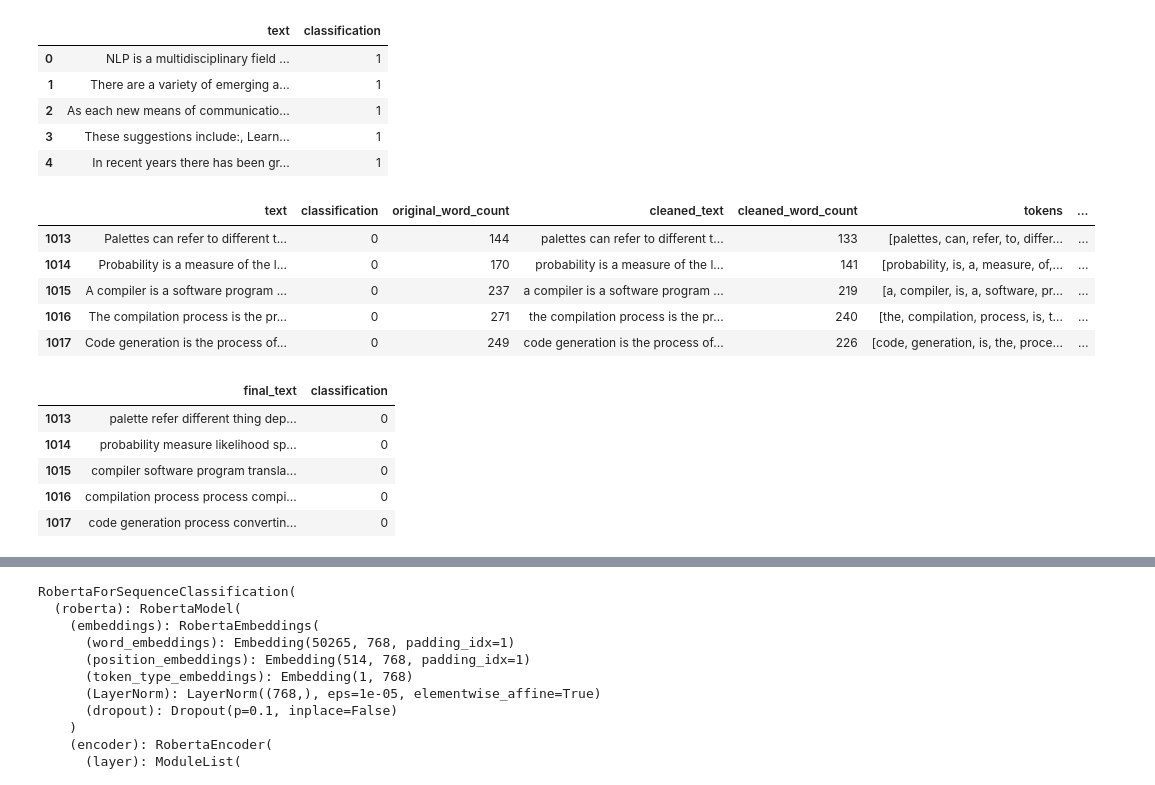
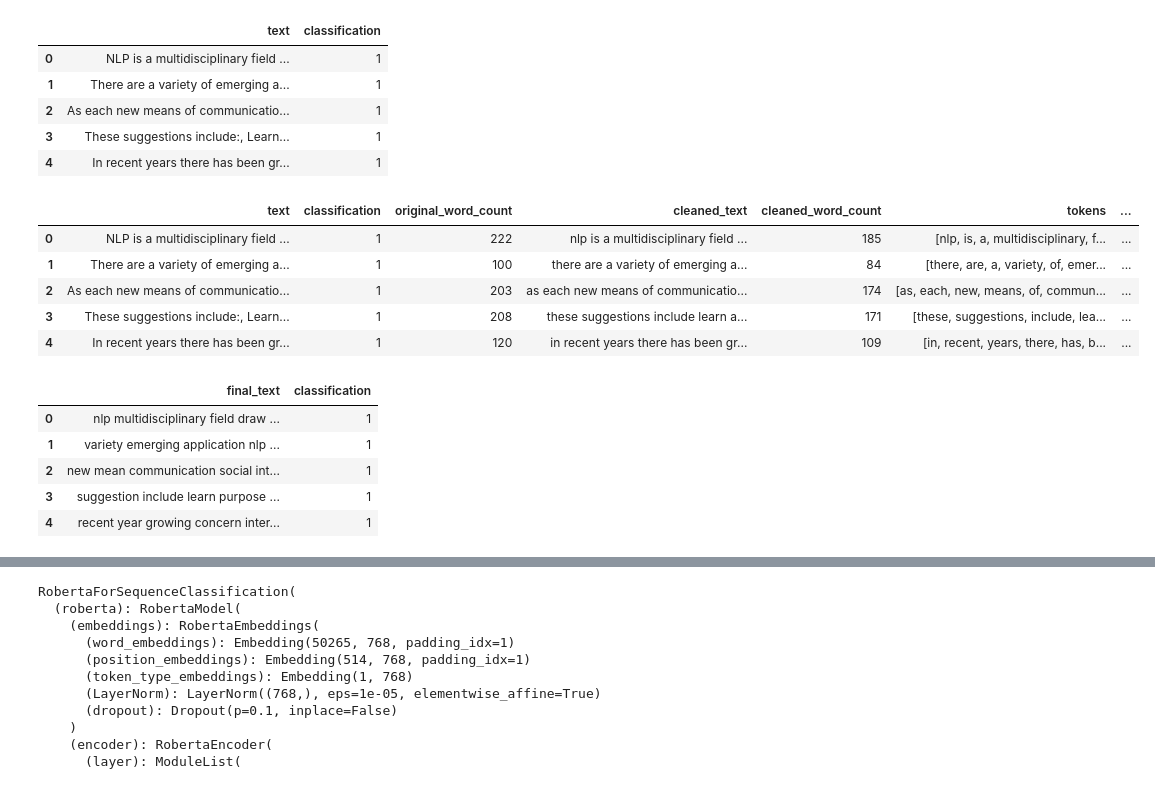
Before and after one commit to MollyMoriJing/MUGC_Detact_Reddit, a Jupyter notebook: human_vs_ai_final.ipynb, the cells around one changed output, grey strips where cells are left out. Saved outputs shown, nothing was run; the diff lists cells and outputs as text; code cells hidden in the pictures.

```diff
--- a/human_vs_ai_copy.ipynb
+++ b/human_vs_ai_final.ipynb
@@ -1259,6 +916,6 @@ Human-written       0.48      0.99      0.64       950
 # %%
 # Load new dataset
-df_new = pd.read_csv("article_level_data.csv")
+df_new = pd.read_csv("data/article_level_data.csv")
 
 df_new.head()
 # %% [output]
@@ -1325,23 +982,23 @@ df["lemmatized_word_count"] = df["lemmatized_tokens"].apply(len)
 df["final_text"] = df["lemmatized_tokens"].apply(lambda tokens: " ".join(tokens))
 df["final_word_count"] = df["final_text"].apply(word_count)
 # %%
-df.tail()
+df.head()
 # %% [output]
 |  | text | classification | original_word_count | cleaned_text | cleaned_word_count | tokens | ... |
-| 1013 | Palettes can refer to different t... | 0 | 144 | palettes can refer to different t... | 133 | [palettes, can, refer, to, differ... | ... |
-| 1014 | Probability is a measure of the l... | 0 | 170 | probability is a measure of the l... | 141 | [probability, is, a, measure, of,... | ... |
-| 1015 | A compiler is a software program ... | 0 | 237 | a compiler is a software program ... | 219 | [a, compiler, is, a, software, pr... | ... |
-| 1016 | The compilation process is the pr... | 0 | 271 | the compilation process is the pr... | 240 | [the, compilation, process, is, t... | ... |
-| 1017 | Code generation is the process of... | 0 | 249 | code generation is the process of... | 226 | [code, generation, is, the, proce... | ... |
+| 0 | NLP is a multidisciplinary field ... | 1 | 222 | nlp is a multidisciplinary field ... | 185 | [nlp, is, a, multidisciplinary, f... | ... |
+| 1 | There are a variety of emerging a... | 1 | 100 | there are a variety of emerging a... | 84 | [there, are, a, variety, of, emer... | ... |
+| 2 | As each new means of communicatio... | 1 | 203 | as each new means of communicatio... | 174 | [as, each, new, means, of, commun... | ... |
+| 3 | These suggestions include:, Learn... | 1 | 208 | these suggestions include learn a... | 171 | [these, suggestions, include, lea... | ... |
+| 4 | In recent years there has been gr... | 1 | 120 | in recent years there has been gr... | 109 | [in, recent, years, there, has, b... | ... |
 # %%
 # Keep only the required columns
 df_new = df[["final_text", "classification"]]
 
-df_new.tail()
+df_new.head()
 # %% [output]
 |  | final_text | classification |
-| 1013 | palette refer different thing dep... | 0 |
-| 1014 | probability measure likelihood sp... | 0 |
-| 1015 | compiler software program transla... | 0 |
-| 1016 | compilation process process compi... | 0 |
-| 1017 | code generation process convertin... | 0 |
+| 0 | nlp multidisciplinary field draw ... | 1 |
+| 1 | variety emerging application nlp ... | 1 |
+| 2 | new mean communication social int... | 1 |
+| 3 | suggestion include learn purpose ... | 1 |
+| 4 | recent year growing concern inter... | 1 |
```
Also changed, not shown: parts of 69 cells of this notebook, 5 other files.
